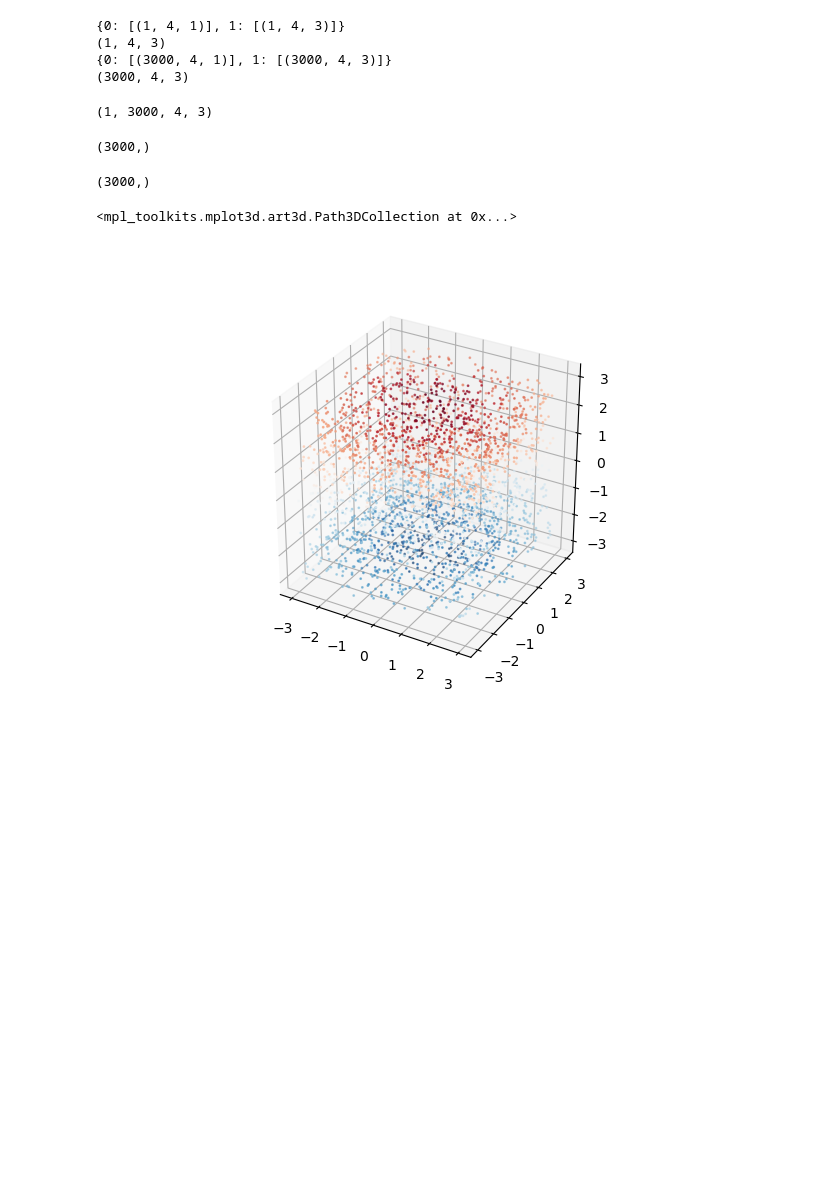
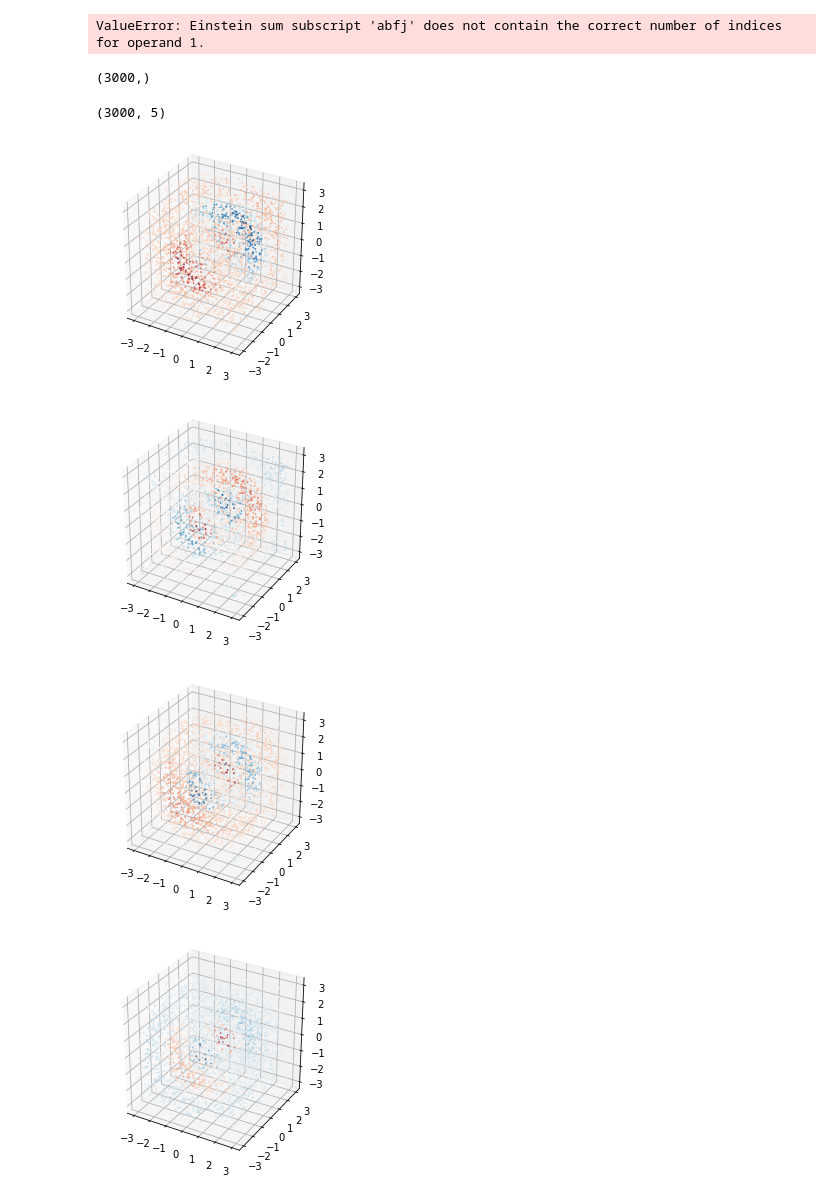
Before and after one commit to Binbose/SpIN-Jax, a Jupyter notebook: tfn_graph.ipynb, the cells around one changed output. Drawn from its saved outputs; the diff is of its cells as text; code cells hidden in the pictures; blank space fills up the shorter version.

```diff
--- a/tfn_graph.ipynb
+++ b/tfn_graph.ipynb
@@ -9,10 +9,11 @@ config.update('jax_platform_name', 'cpu')
 import jax.numpy as jnp
 import matplotlib.pyplot as plt
 
-model = TFNEigenNet([1, 4, 4, 4], -50, 50)
+model = TFNEigenNet([4, 4, 5], -50, 50)
 key = jax.random.PRNGKey(1)
 B = 3000
 D = 3
+
 
 
 x = jax.random.uniform(key, (B, 1, 3), minval=-D, maxval=D)
@@ -20,12 +21,10 @@ x = jax.random.uniform(key, (B, 1, 3), minval=-D, maxval=D)
 # L_inv = jax.random.uniform(key, (2, 2))
 weights = model.init(key, x[0])
 
-vmodel = jax.vmap(model.apply, in_axes=[None, 1])
+vmodel = jax.vmap(model.apply, in_axes=[None, 0])
 out = vmodel(weights, x)
 out.shape
+# out = model.apply(weights, x)
+# out.shape
 # %% [output]
-{0: [(1, 4, 1)], 1: [(1, 4, 3)]}
-(1, 4, 3)
-{0: [(3000, 4, 1)], 1: [(3000, 4, 3)]}
-(3000, 4, 3)
+ValueError: Einstein sum subscript 'abfj' does not contain the correct number of indices for operand 1.
-(1, 3000, 4, 3)
@@ -38,18 +50,26 @@ xs.shape
 # each of these lines is a different p-orbital
 # cs = out[0,:,0,0]
 # cs = out[0,:,0,1]
-cs = out[0,:,0,2]
+# out = jnp.einsum('ij, bj -> bi', L_inv, out)
+# cs = s + px + py + pz
+# cs
 
-cs.shape
+# cs = out[:,1]
+# cs
-# %% [output]
-(3000,)
 # %%
 %matplotlib widget
+# %%
+out.shape
+# %% [output]
+(3000, 5)
 # %%
-fig = plt.figure()
-ax = fig.add_subplot(projection='3d')
-ax.set_box_aspect([1,1,1])
-ax.scatter(xs, ys, zs, s=1, c=cs, cmap='RdBu')
+for i in range(5):
+    fig = plt.figure()
+    ax = fig.add_subplot(projection='3d')
+    ax.set_box_aspect([1,1,1])
+    ax.scatter(xs, ys, zs, s=1, c=out[:,i], cmap='RdBu')
 # %% [output]
-<mpl_toolkits.mplot3d.art3d.Path3DCollection at 0x...>
-[figure, old version]
+[figure, new version]
+[figure, added]
+[figure, added]
+[figure, added]
```
Also changed, not shown: parts of 5 cells of this notebook, 6 other files.
